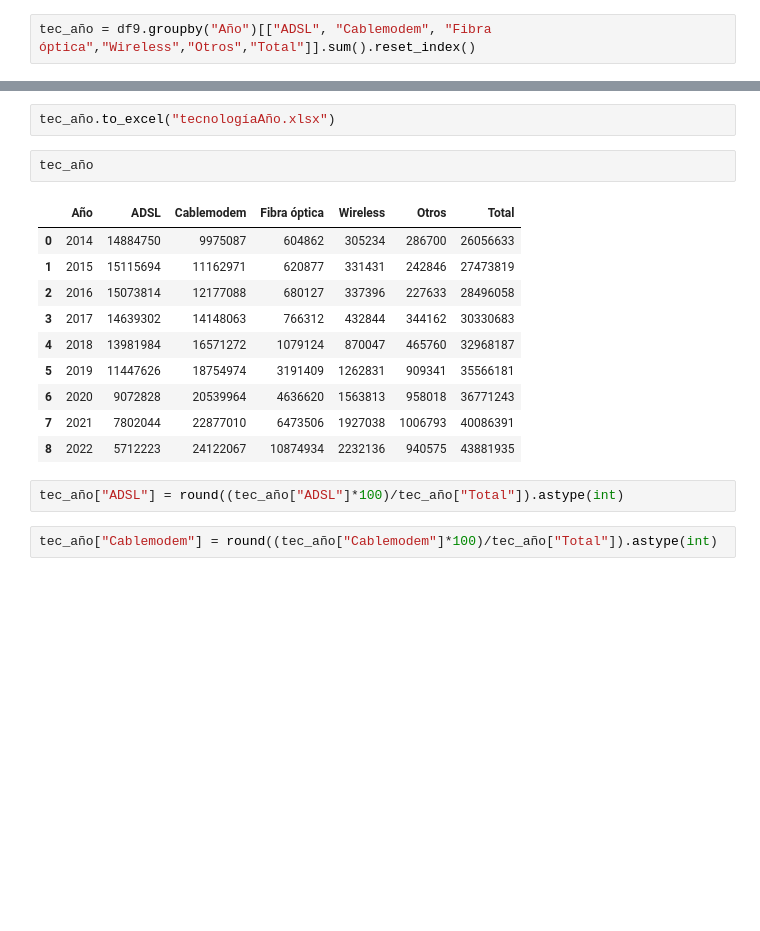
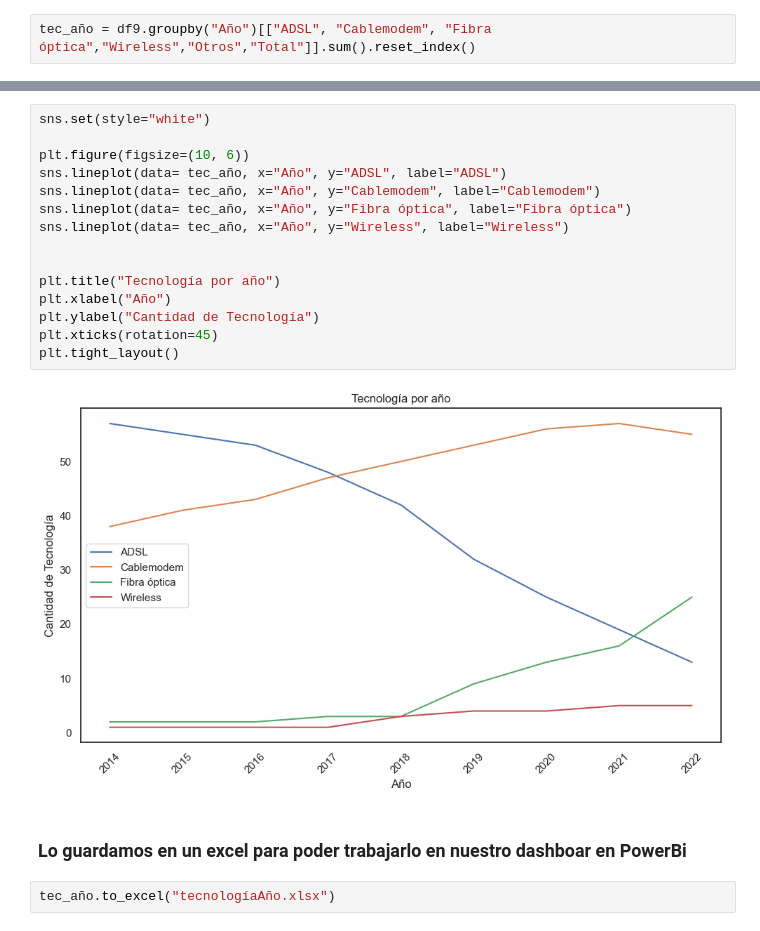
Before and after one commit to Marianoe155/Proyecto-Individual-Data-Analytic, a Jupyter notebook: KPI.ipynb, the cells around one changed output, grey strips where cells are left out. Drawn from its saved outputs; the diff is of its cells as text; blank space fills up the shorter version.

```diff
--- a/KPI.ipynb
+++ b/KPI.ipynb
@@ -141,19 +135,21 @@ tec_año = df9.groupby("Año")[["ADSL", "Cablemodem", "Fibra óptica","Wireless"
+# %%
+sns.set(style="white")
+
+plt.figure(figsize=(10, 6))
+sns.lineplot(data= tec_año, x="Año", y="ADSL", label="ADSL")
+sns.lineplot(data= tec_año, x="Año", y="Cablemodem", label="Cablemodem")
+sns.lineplot(data= tec_año, x="Año", y="Fibra óptica", label="Fibra óptica")
+sns.lineplot(data= tec_año, x="Año", y="Wireless", label="Wireless")
+
+
+plt.title("Tecnología por año")
+plt.xlabel("Año")
+plt.ylabel("Cantidad de Tecnología")
+plt.xticks(rotation=45)
+plt.tight_layout()
+# %% [output]
+[figure, added]
+# %% [markdown]
+### Lo guardamos en un excel para poder trabajarlo en nuestro dashboar en PowerBi
 # %%
 tec_año.to_excel("tecnologíaAño.xlsx")
-# %%
-tec_año
-# %% [output]
-|  | Año | ADSL | Cablemodem | Fibra óptica | Wireless | Otros | Total |
-| 0 | 2014 | 14884750 | 9975087 | 604862 | 305234 | 286700 | 26056633 |
-| 1 | 2015 | 15115694 | 11162971 | 620877 | 331431 | 242846 | 27473819 |
-| 2 | 2016 | 15073814 | 12177088 | 680127 | 337396 | 227633 | 28496058 |
-| 3 | 2017 | 14639302 | 14148063 | 766312 | 432844 | 344162 | 30330683 |
-| 4 | 2018 | 13981984 | 16571272 | 1079124 | 870047 | 465760 | 32968187 |
-| 5 | 2019 | 11447626 | 18754974 | 3191409 | 1262831 | 909341 | 35566181 |
-| 6 | 2020 | 9072828 | 20539964 | 4636620 | 1563813 | 958018 | 36771243 |
-| 7 | 2021 | 7802044 | 22877010 | 6473506 | 1927038 | 1006793 | 40086391 |
-| 8 | 2022 | 5712223 | 24122067 | 10874934 | 2232136 | 940575 | 43881935 |
-# %%
-tec_año["ADSL"] = round((tec_año["ADSL"]*100)/tec_año["Total"]).astype(int)
-# %%
-tec_año["Cablemodem"] = round((tec_año["Cablemodem"]*100)/tec_año["Total"]).astype(int)
```
Also changed, not shown: parts of 14 cells of this notebook, 3 other files.
